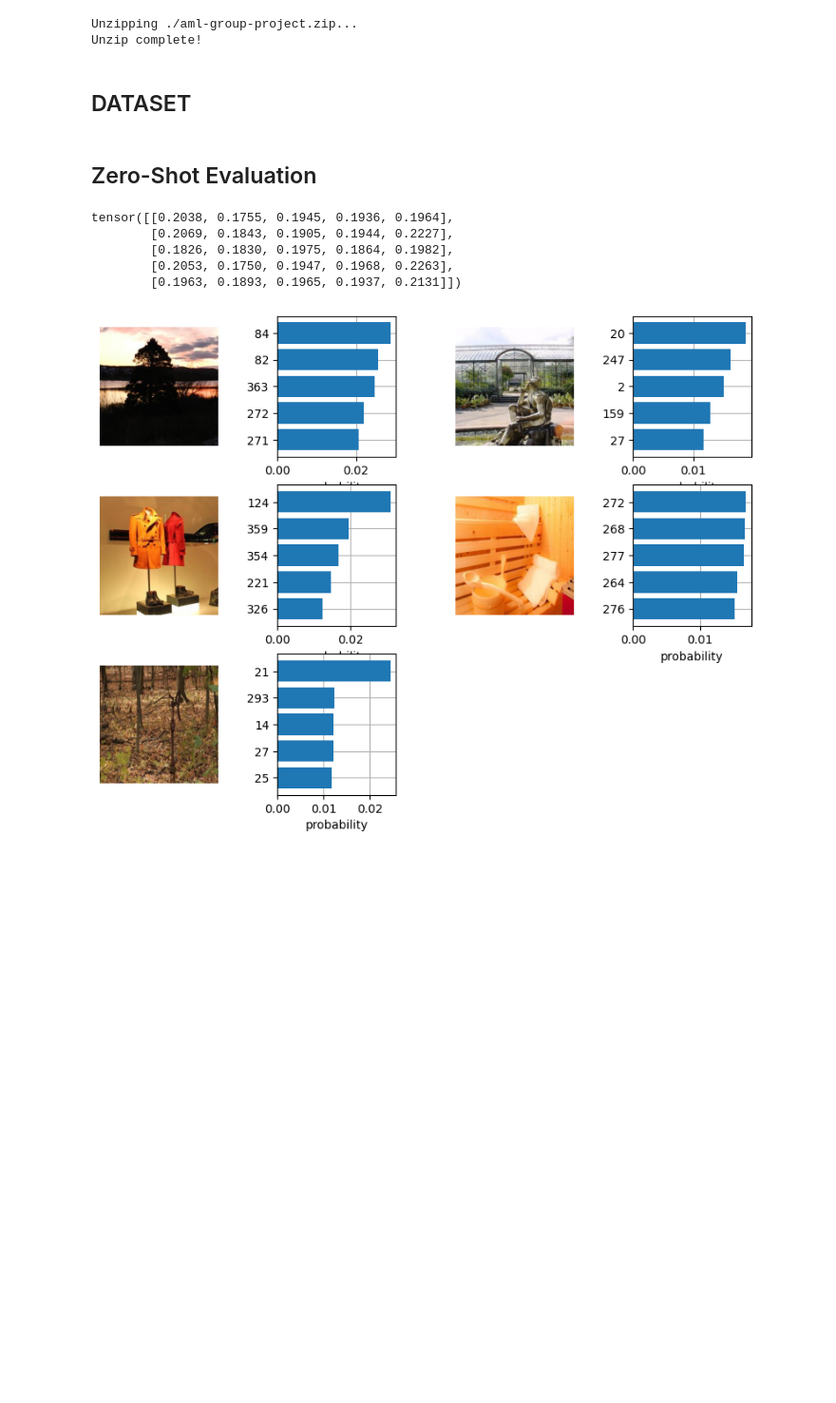
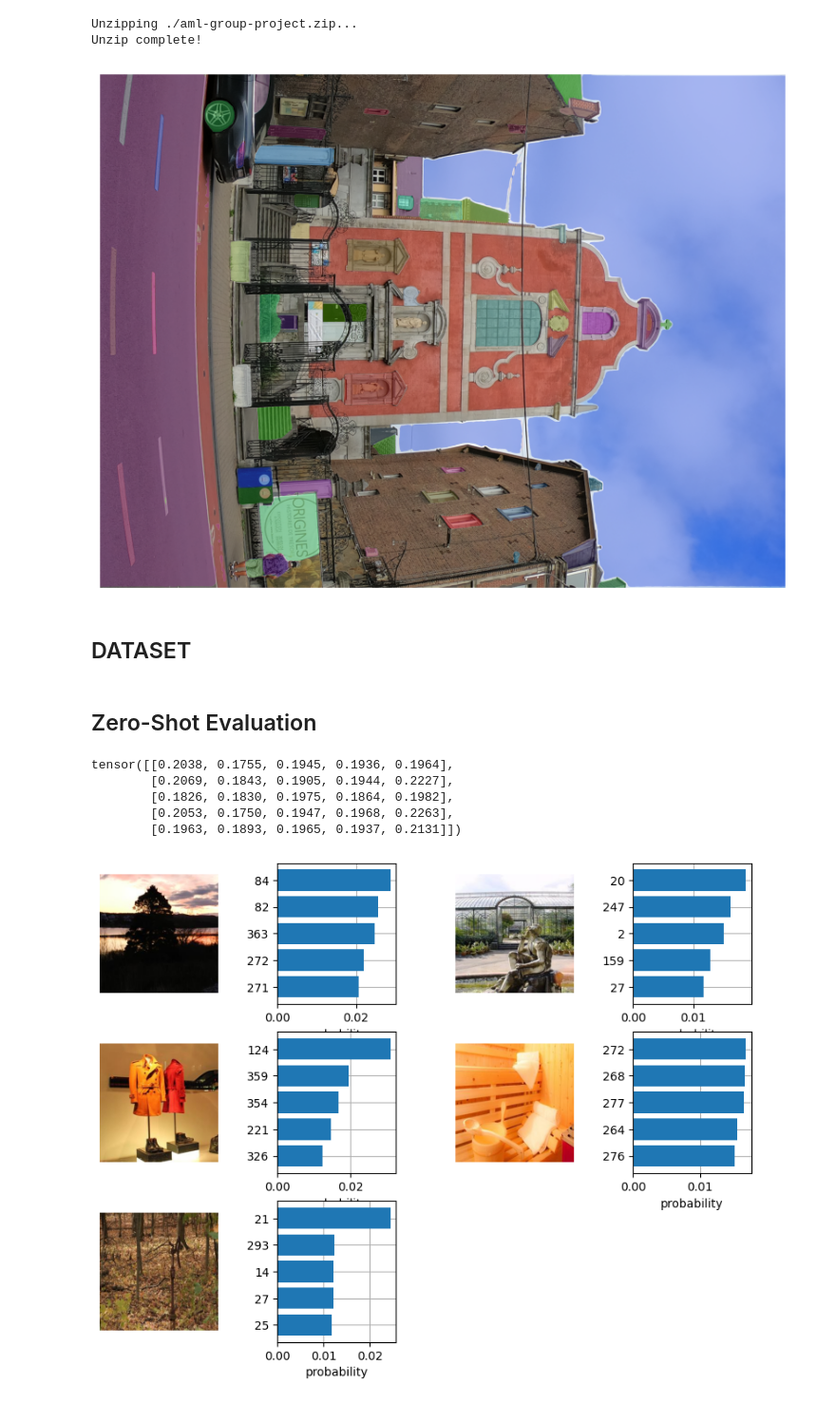
Before and after one commit to eliamirafiori/AML, a Jupyter notebook: group_3.ipynb, the cells around one changed output. Shown at 95% size. Cells and saved outputs as stored; diff of their text form; code cells hidden in the pictures; blank space fills up the shorter version.

```diff
--- a/group_3.ipynb
+++ b/group_3.ipynb
@@ -46,6 +59,53 @@ else:
 # %% [output]
 Unzipping ./aml-group-project.zip...
 Unzip complete!
+# %%
+import matplotlib.pyplot as plt
+import numpy as np
+import torch
+
+from PIL import Image
+from segment_anything import SamPredictor, sam_model_registry, SamAutomaticMaskGenerator
+
+image = np.array(Image.open("./image.JPG").convert("RGB"))
+
+SAM_MODEL = "vit_b"
+SAM_CHECKPOINT = "sam_vit_b_01ec64.pth"
+DEVICE = "cuda" if torch.cuda.is_available() else "cpu"
+
+sam = sam_model_registry[SAM_MODEL](checkpoint=SAM_CHECKPOINT)
+sam.to(device=DEVICE)
+predictor = SamPredictor(sam)
+predictor.set_image(image)
+
+mask_generator = SamAutomaticMaskGenerator(sam)
+
+masks = mask_generator.generate(image)
+
+
+def show_anns(anns):
+    if len(anns) == 0:
+        return
+    sorted_anns = sorted(anns, key=(lambda x: x['area']), reverse=True)
+    ax = plt.gca()
+    ax.set_autoscale_on(False)
+
+    img = np.ones((sorted_anns[0]['segmentation'].shape[0], sorted_anns[0]['segmentation'].shape[1], 4))
+    img[:,:,3] = 0
+    for ann in sorted_anns:
+        m = ann['segmentation']
+        color_mask = np.concatenate([np.random.random(3), [0.35]])
+        img[m] = color_mask
+    ax.imshow(img)
+
+
+plt.figure(figsize=(10,10))
+plt.imshow(image)
+show_anns(masks)
+plt.axis('off')
+plt.show()
+# %% [output]
+[figure, added]
 # %% [markdown]
 ## DATASET
 # %%
```
Also changed, not shown: parts of 4 cells of this notebook.
